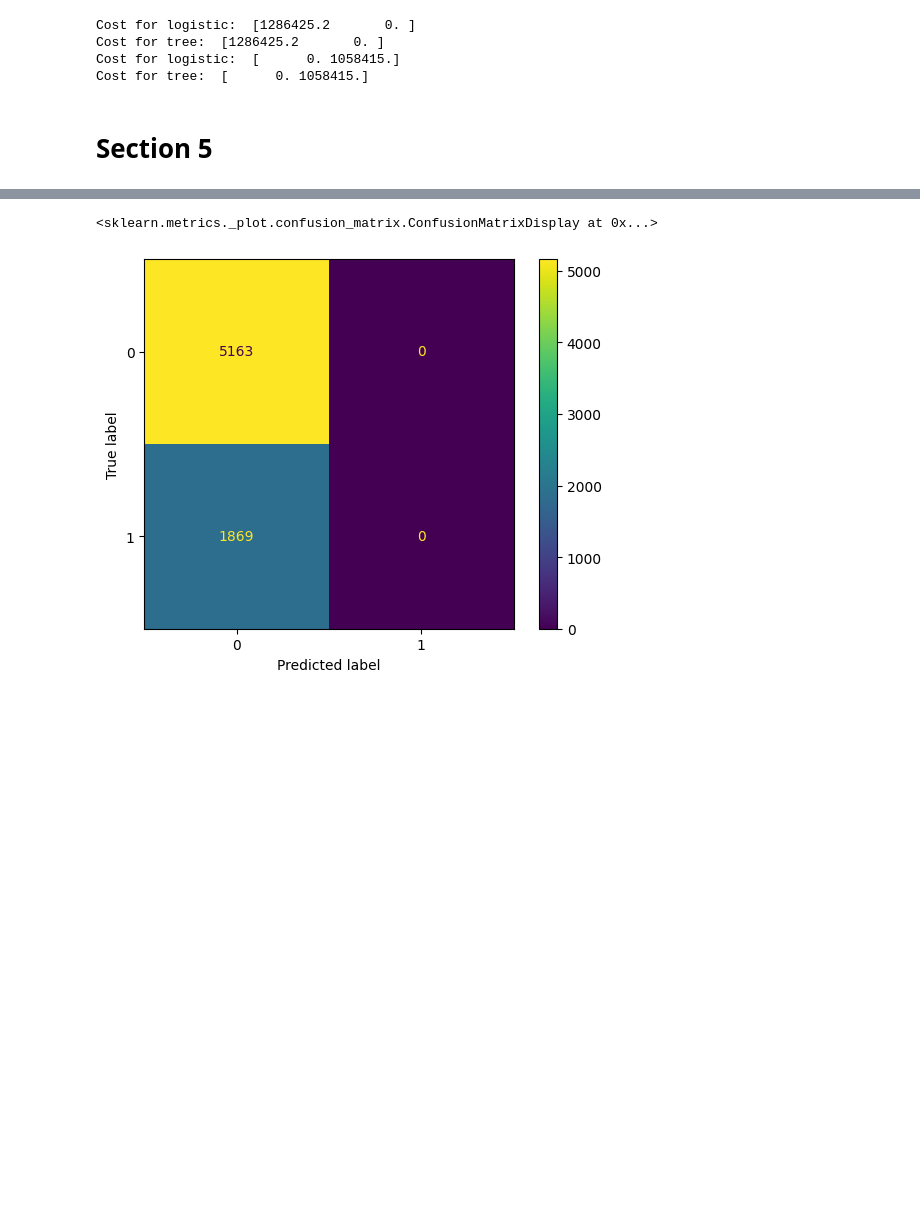
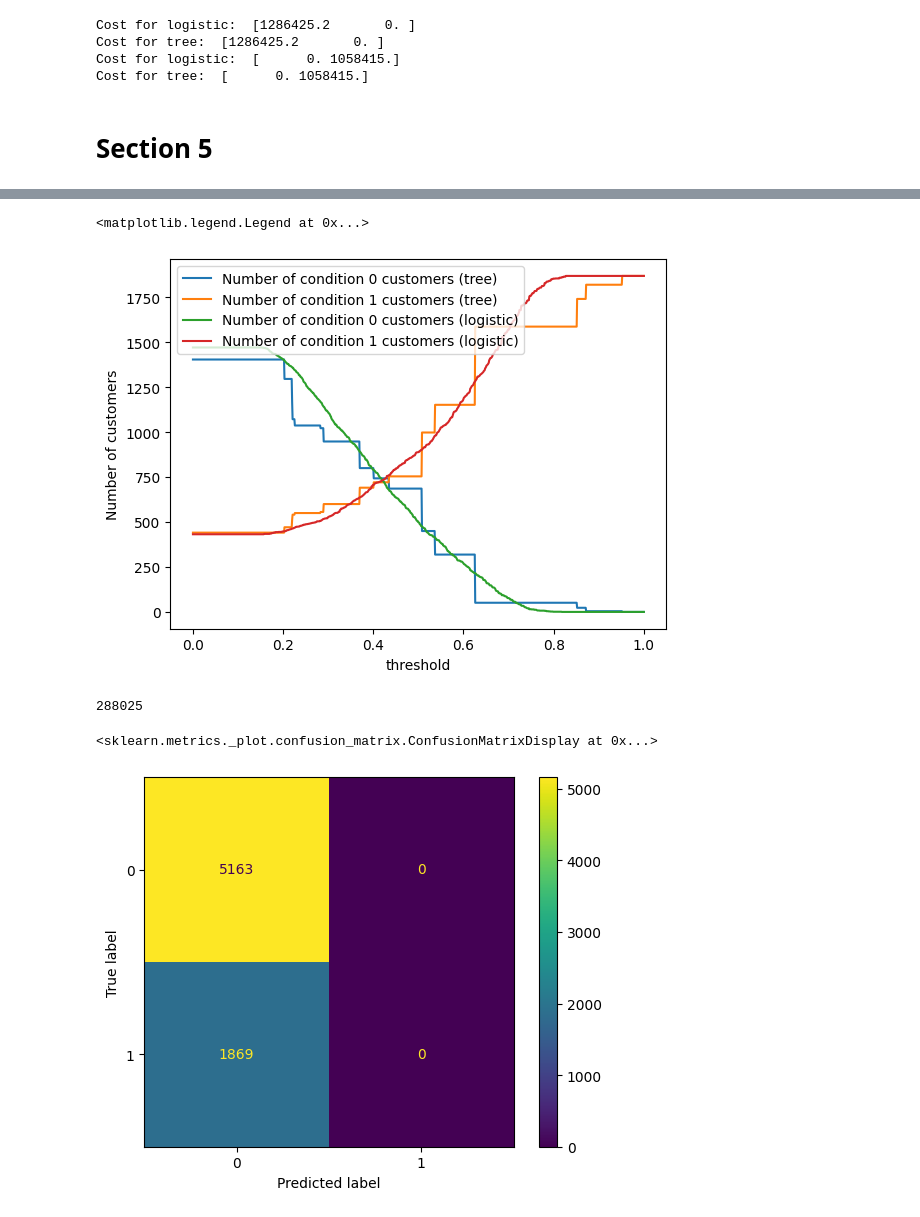
Before and after one commit to Rigbones/ISOM3360_Asg2, a Jupyter notebook: isom3360_asg2.ipynb, the cells around one changed output, grey strips where cells are left out. Drawn from its saved outputs; the diff is of its cells as text; code cells hidden in the pictures; blank space fills up the shorter version.

```diff
--- a/isom3360_asg2.ipynb
+++ b/isom3360_asg2.ipynb
@@ -788,3 +807,21 @@ Logistic's minimum threshold: 0.0 with cost 465182.80000000005
+# %%
+plt.plot(threshold, tree_num_condition_0, label="Number of condition 0 customers (tree)")
+plt.plot(threshold, tree_num_condition_1, label="Number of condition 1 customers (tree)")
+
+plt.plot(threshold, logistic_num_condition_0, label="Number of condition 0 customers (logistic)")
+plt.plot(threshold, logistic_num_condition_1, label="Number of condition 1 customers (logistic)")
+
+plt.xlabel("threshold")
+plt.ylabel("Number of customers")
+
+plt.legend(loc="best")
+# %% [output]
+<matplotlib.legend.Legend at 0x...>
+[figure, added]
+# %%
+((tree_expected >= -0.1) & (ds[:, 18] == 0)).sum() * 205
+# %% [output]
+288025
 # %%
 # get the predicted labels from the models
 tree_pred = tree.predict(ds[:, 0:18])
```
Also changed, not shown: parts of 4 cells of this notebook, 3 other files.
